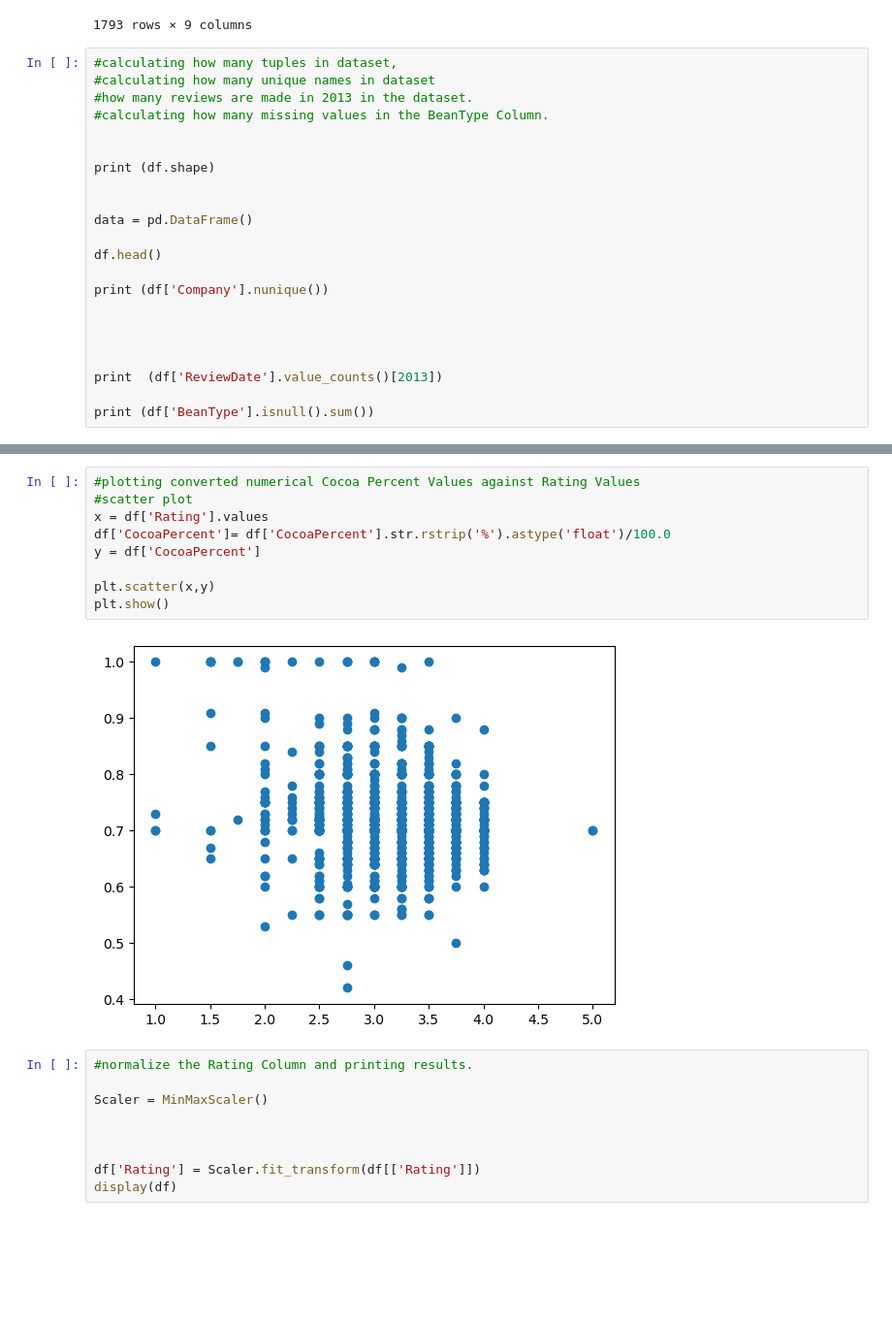
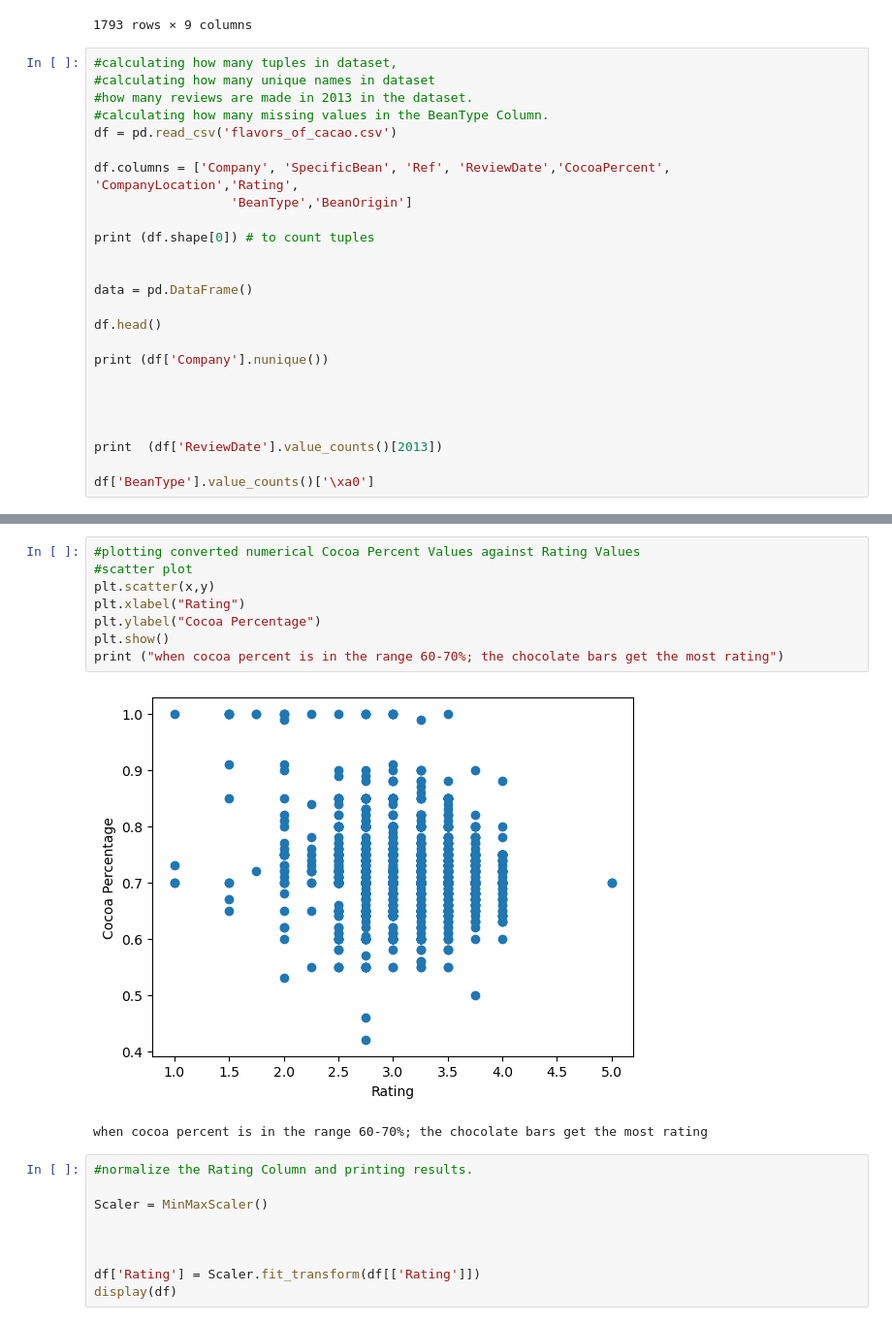
Before and after one commit to neeldeodhar/chocolate, a Jupyter notebook: chocolate dataset (jupyter).ipynb, the cells around one changed output, grey strips where cells are left out. Shown: that part at 97% size. Drawn from its saved outputs; the diff is of its cells as text; blank space fills up the shorter version.

```diff
--- a/chocolate dataset (jupyter).ipynb
+++ b/chocolate dataset (jupyter).ipynb
@@ -45,9 +45,12 @@ df.dropna()
 #calculating how many unique names in dataset
 #how many reviews are made in 2013 in the dataset.
 #calculating how many missing values in the BeanType Column.
+df = pd.read_csv('flavors_of_cacao.csv')
 
+df.columns = ['Company', 'SpecificBean', 'Ref', 'ReviewDate','CocoaPercent', 'CompanyLocation','Rating',
+                  'BeanType','BeanOrigin']
 
-print (df.shape)
+print (df.shape[0]) # to count tuples
 
 
 data = pd.DataFrame()
@@ -61,5 +64,5 @@ print (df['Company'].nunique())
 
 print  (df['ReviewDate'].value_counts()[2013])
 
-print (df['BeanType'].isnull().sum())
+df['BeanType'].value_counts()['\xa0']
 # %% [output]
@@ -79,14 +88,14 @@ plt.hist(x='Rating')
 # %%
 #plotting converted numerical Cocoa Percent Values against Rating Values
 #scatter plot
-x = df['Rating'].values
-df['CocoaPercent']= df['CocoaPercent'].str.rstrip('%').astype('float')/100.0
-y = df['CocoaPercent']
-
 plt.scatter(x,y)
+plt.xlabel("Rating")
+plt.ylabel("Cocoa Percentage")
 plt.show()
+print ("when cocoa percent is in the range 60-70%; the chocolate bars get the most rating")
 # %% [output]
-[figure, old version]
+[figure, new version]
+when cocoa percent is in the range 60-70%; the chocolate bars get the most rating
 # %%
 #normalize the Rating Column and printing results.
 
```
Also changed, not shown: parts of 2 cells of this notebook.
